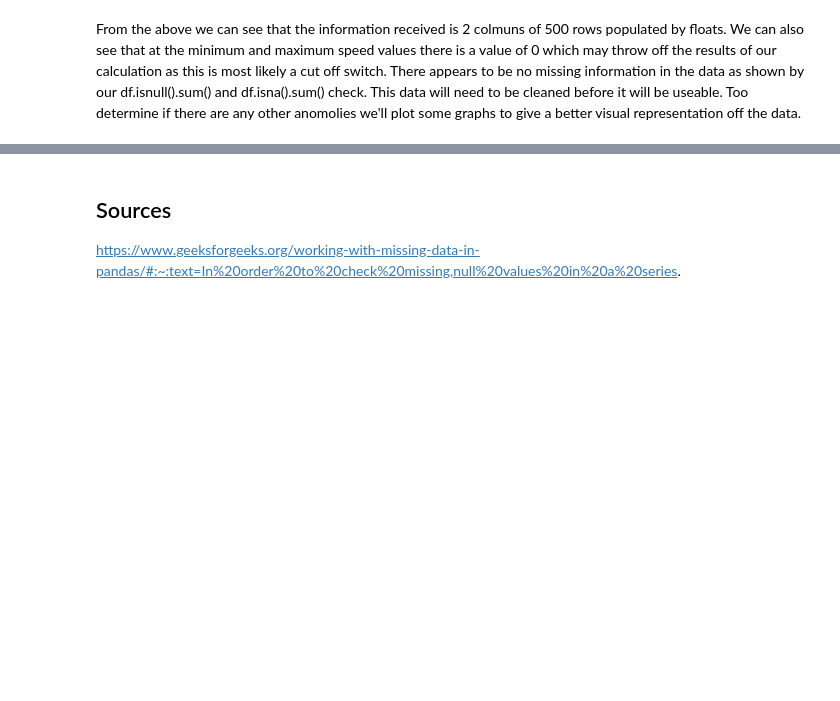
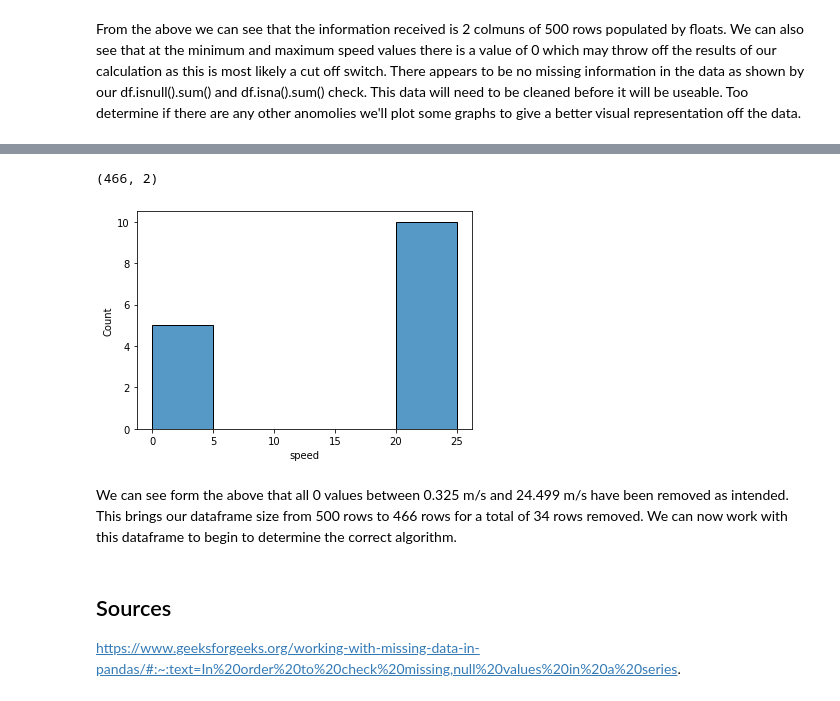
Before and after one commit to IanWafer/Machine-Learning-and-Statistics-Project, a Jupyter notebook: Machine Learning & Statistics Project.ipynb, the cells around one changed output, grey strips where cells are left out. Drawn from its saved outputs; the diff is of its cells as text; code cells hidden in the pictures; blank space fills up the shorter version.

```diff
--- a/Machine Learning & Statistics Project.ipynb
+++ b/Machine Learning & Statistics Project.ipynb
@@ -66,3 +88,15 @@ From theese graphs we can see that there are several  0 values along the graphs.
+# %%
+# Check dataframe for locations of remaining 0 values
+df_check= df[df['power'] == 0]
+
+sns.histplot(data=df_check, x="speed");
+
+df.shape
+# %% [output]
+(466, 2)
+[figure, added]
+# %% [markdown]
+We can see form  the above that all 0 values between 0.325 m/s and 24.499 m/s have been removed as intended. This brings our dataframe size from 500 rows to 466 rows for a total of 34 rows removed. We can now work with this dataframe to begin to determine the correct algorithm.
 # %% [markdown]
 ## Sources
 
```
Also changed, not shown: parts of 9 cells of this notebook, 1 other file.
